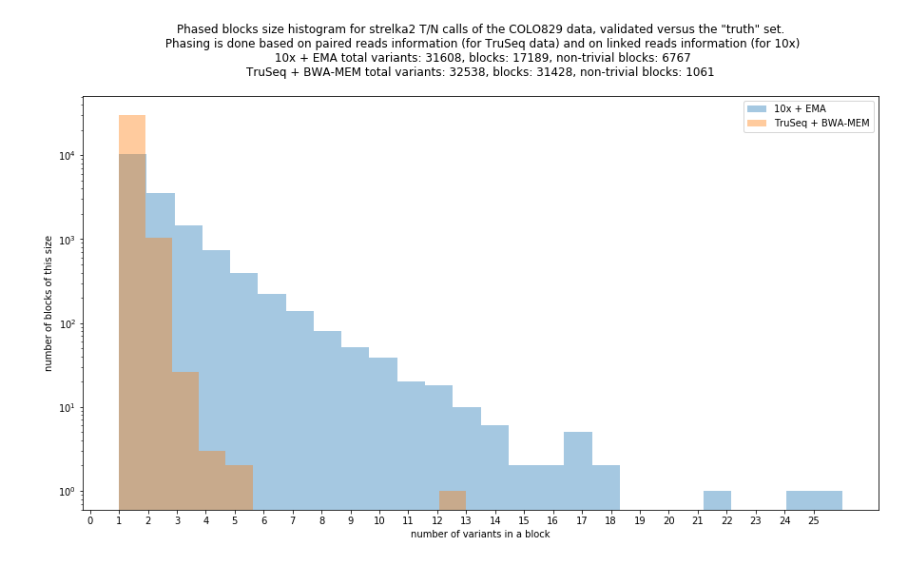
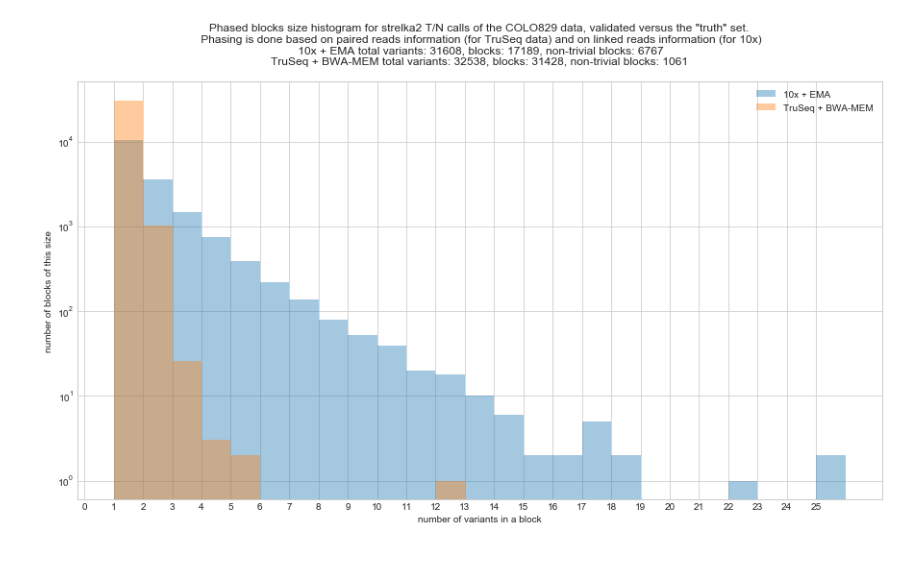
Before and after one commit to umccr/10x, a Jupyter notebook: phasing/Plot phase blocks.ipynb, the cells around one changed output. Saved outputs shown, nothing was run; the diff lists cells and outputs as text; code cells hidden in the pictures.

```diff
--- a/phasing/Plot phase blocks.ipynb
+++ b/phasing/Plot phase blocks.ipynb
@@ -38,27 +38,35 @@ bwa_blocks = parse_vcf_file('examples/BWA_100pc-downsample-strelka2.phased.TP.vc
 # %%
 import matplotlib.pyplot as plt
 import seaborn as sns
 import numpy as np
+sns.set_style("whitegrid")
+
 plt.figure(figsize=(15,8))
+plt.yscale('log')
 
-bins = max(ema_blocks[0], bwa_blocks[0])
+# np.arange(bin_num)-0.5
+
+bin_num = max(ema_blocks[0], bwa_blocks[0])
+
 for x, l in [(ema_blocks, "10x + EMA"), (bwa_blocks, "TruSeq + BWA-MEM")]:
-    ax = sns.distplot(x, label=l, kde=False, bins=x[0])
-    ax.set_xticks(np.arange(0, bins, step=1))
+    ax = sns.distplot(x, label=l, kde=False, bins=x[0]-1)
+#     ax = plt.hist(x, label=l, bins=x[0]+1)
+#     ax.set_xticks(np.arange(0, bins, step=1))
+
+plt.xticks(np.arange(bin_num))
 
 plt.xlabel('number of variants in a block')
 plt.ylabel('number of blocks of this size')
 plt.title(f'Phased blocks size histogram for strelka2 T/N calls of the COLO829 data, '
           f'validated versus the "truth" set.\n '
           f'Phasing is done based on paired reads information (for TruSeq data) and on linked reads '
           f'information (for 10x)\n '
           f'10x + EMA total variants: {sum(ema_blocks)}, blocks: {len(ema_blocks)}, '
           f'non-trivial blocks: {len([b for b in ema_blocks if b != 1])}\n'
           f'TruSeq + BWA-MEM total variants: {sum(bwa_blocks)}, blocks: {len(bwa_blocks)}, '
           f'non-trivial blocks: {len([b for b in bwa_blocks if b != 1])}\n'
           )
 plt.legend()
-plt.yscale('log')
 pass
 # %% [output]
-[figure, old version]
+[figure, new version]
```
Also changed, not shown: 2 other files.
